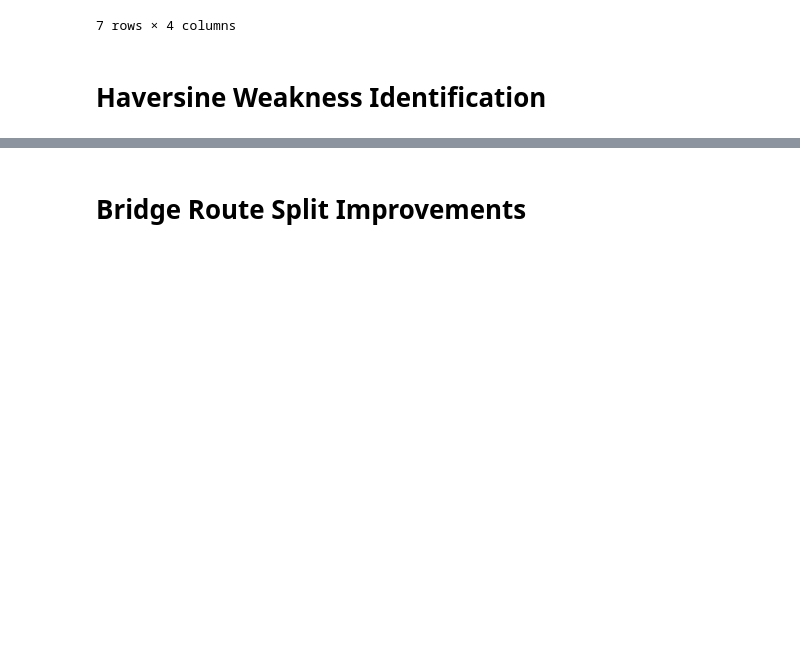
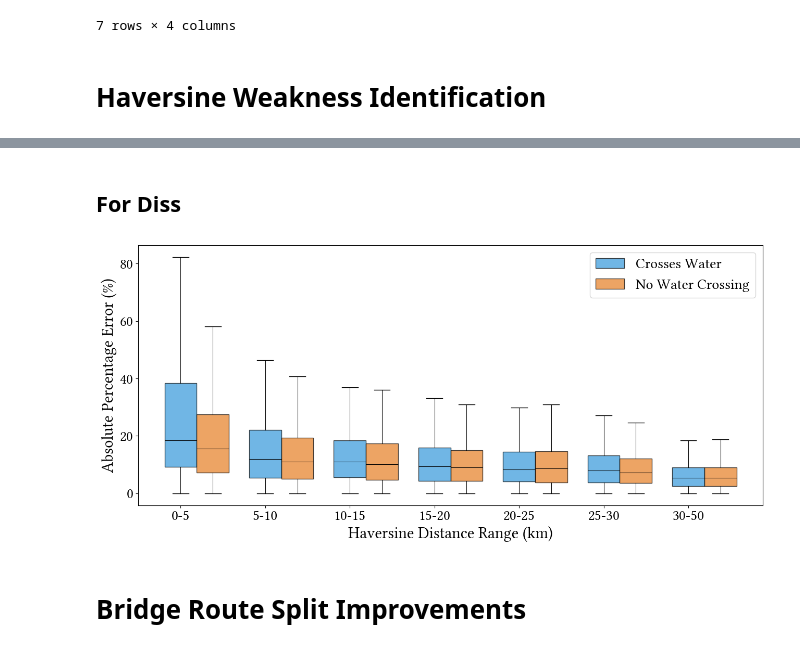
Before and after one commit to MariusHadry/Road-Network-Distance-Estimation-Considering-Water-Areas, a Jupyter notebook: experiments/result_analysis/motivation.ipynb, the cells around one changed output, grey strips where cells are left out. Saved outputs shown, nothing was run; the diff lists cells and outputs as text; code cells hidden in the pictures; blank space fills up the shorter version.

```diff
--- a/experiments/result_analysis/motivation.ipynb
+++ b/experiments/result_analysis/motivation.ipynb
@@ -264,3 +264,69 @@ plt.savefig('Figures and Tables/Motivation/distance_error_analysis_motivation.pd
+# %% [markdown]
+## For Diss
+# %%
+font_tmp = mpl.rcParams['font.family']
+mpl.rcParams['font.family'] = 'Linux Libertine'
+
+fig, ax = plt.subplots(figsize=(13, 6))
+
+# 1. Setup positions and widths
+n_groups = len(labels)
+index = np.arange(1, n_groups + 1)
+width = 0.38  # Width of each box
+
+# 2. Plot each category with an offset
+bp2 = ax.boxplot(percentage_error_distance_ranges_crosses,
+                 positions=index, widths=width,
+                 patch_artist=True, showfliers=SHOW_FLIERS)
+
+bp3 = ax.boxplot(percentage_error_distance_ranges_no_water,
+                 positions=index + width, widths=width,
+                 patch_artist=True, showfliers=SHOW_FLIERS)
+
+
+# Define styles
+colors = ['#3498db', '#e67e22']  # Blue, Orange, Green
+median_props = dict(color='black', linewidth=2) # High contrast median
+bplots = [bp2, bp3]
+labels_legend = ['Crosses Water', 'No Water Crossing']
+
+for i, bplot in enumerate(bplots):
+    # Style the box fill
+    for patch in bplot['boxes']:
+        patch.set_facecolor(colors[i])
+        patch.set_alpha(0.7) # Slight transparency helps visibility
+
+    # Style the median lines specifically
+    for median in bplot['medians']:
+        median.set_color('black') # Or 'white' if using very dark boxes
+        median.set_linewidth(.75)
+
+    # Optional: Style the whiskers/caps to match
+    for whisker in bplot['whiskers']:
+        whisker.set_linewidth(.75)
+
+ax.set_xticks(index, labels=labels, fontsize=20)
+ax.tick_params(axis='y', labelsize=20)
+ax.set_ylabel('Absolute Percentage Error (%)', fontsize=22)
+ax.set_xlabel('Haversine Distance Range (km)', fontsize=22)
+# ax.set_title('Error Comparison by Water Crossing')
+
+# 5. Add a legend
+ax.legend([bp2["boxes"][0], bp3["boxes"][0]], labels_legend, loc='upper right', fontsize=20)
+
+# fig = plt.gcf() # "Get Current Figure"
+# fig.set_size_inches(13, 6)
+
+plt.tight_layout()
+os.makedirs("Figures and Tables/Motivation", exist_ok=True)
+plt.savefig('Figures and Tables/Motivation/4 - distance_error_analysis_motivation.pdf',
+            format='pdf',
+            bbox_inches='tight',
+            dpi=300)
+
+mpl.rcParams['font.family'] = font_tmp
+# %% [output]
+[figure, added]
 # %% [markdown]
 # Bridge Route Split Improvements
 # %%
```
Also changed, not shown: parts of 10 cells of this notebook, 29 other files.
